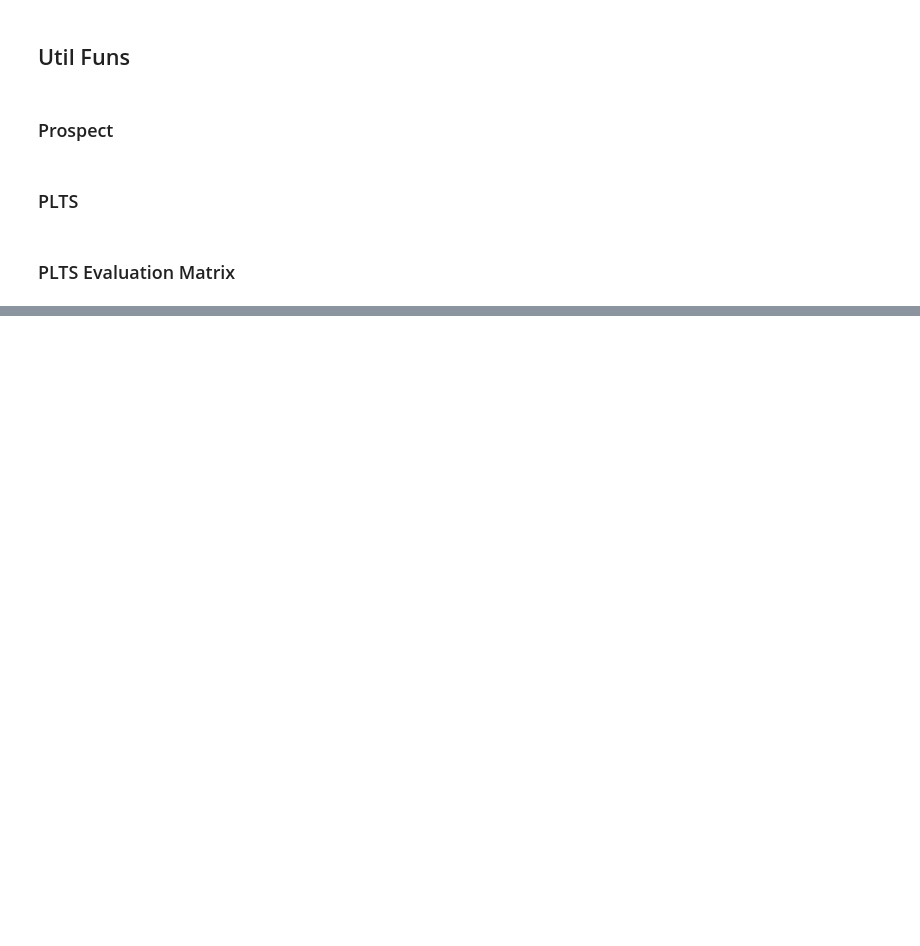
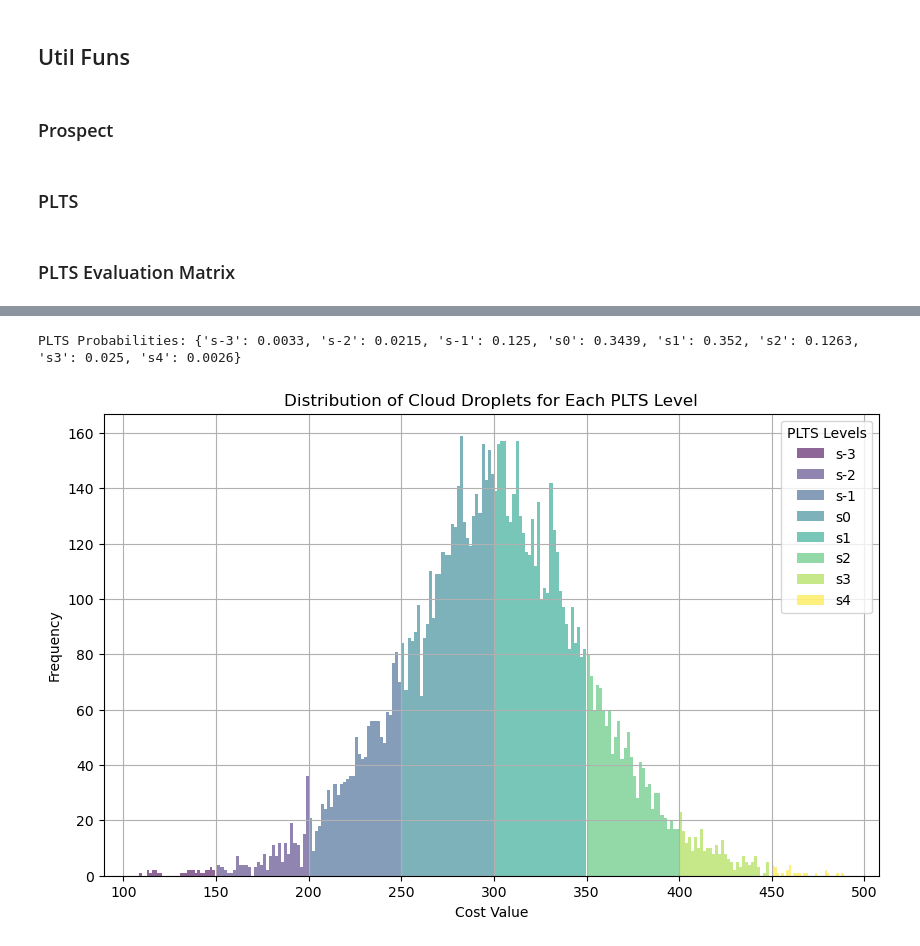
Before and after one commit to JohnHa0/Context_MADM, a Jupyter notebook: initias.ipynb, the cells around one changed output, grey strips where cells are left out. Drawn from its saved outputs; the diff is of its cells as text; code cells hidden in the pictures; blank space fills up the shorter version.

```diff
--- a/initias.ipynb
+++ b/initias.ipynb
@@ -367,0 +642,58 @@ class Matrix:
+# %%
+import numpy as np
+import matplotlib.pyplot as plt
+
+def generate_cloud_droplets(Ex, En, He, num_droplets=10000):
+    """根据云模型的期望、熵和超熵生成云滴"""
+    entropies = np.random.normal(En, He, num_droplets)  # 熵的波动
+    droplets = np.array([np.random.normal(Ex, entropy) for entropy in entropies])
+    return droplets
+
+def calculate_plts(droplets, thresholds):
+    """计算每个区间的PLTS概率"""
+    plts = {f"s{i-3}": 0 for i in range(len(thresholds)-1)}
+    total_droplets = len(droplets)
+    for droplet in droplets:
+        for i, threshold in enumerate(thresholds[:-1]):
+            if threshold <= droplet < thresholds[i+1]:
+                plts[f"s{i-3}"] += 1
+                break
+    for key in plts:
+        plts[key] /= total_droplets
+    return plts
+
+def plot_clouds(droplets, thresholds):
+    """绘制每个PLTS级别的云图"""
+    colors = plt.cm.viridis(np.linspace(0, 1, len(thresholds)-1))
+    plt.figure(figsize=(10, 6))
+    plt.title('Distribution of Cloud Droplets for Each PLTS Level')
+    plt.xlabel('Cost Value')
+    plt.ylabel('Frequency')
+
+    for i, threshold in enumerate(thresholds[:-1]):
+        data = droplets[(threshold <= droplets) & (droplets < thresholds[i+1])]
+        plt.hist(data, bins=30, color=colors[i], alpha=0.6, label=f"s{i-3}")
+
+    plt.legend(title='PLTS Levels')
+    plt.grid(True)
+    plt.show()
+
+# 示例参数和执行
+Ex = 300  # 期望成本
+En = 50   # 熵设定
+He = 10   # 超熵设定
+num_droplets = 10000  # 生成的云滴数量
+thresholds = [100, 150, 200, 250, 300, 350, 400, 450, 500]  # 阈值
+
+# 生成云滴
+droplets = generate_cloud_droplets(Ex, En, He, num_droplets)
+
+# 计算PLTS概率
+plts = calculate_plts(droplets, thresholds)
+print("PLTS Probabilities:", plts)
+
+# 绘制云图
+plot_clouds(droplets, thresholds)
+# %% [output]
+PLTS Probabilities: {'s-3': 0.0033, 's-2': 0.0215, 's-1': 0.125, 's0': 0.3439, 's1': 0.352, 's2': 0.1263, 's3': 0.025, 's4': 0.0026}
+[figure, added]
```
Also changed, not shown: parts of 21 cells of this notebook.
